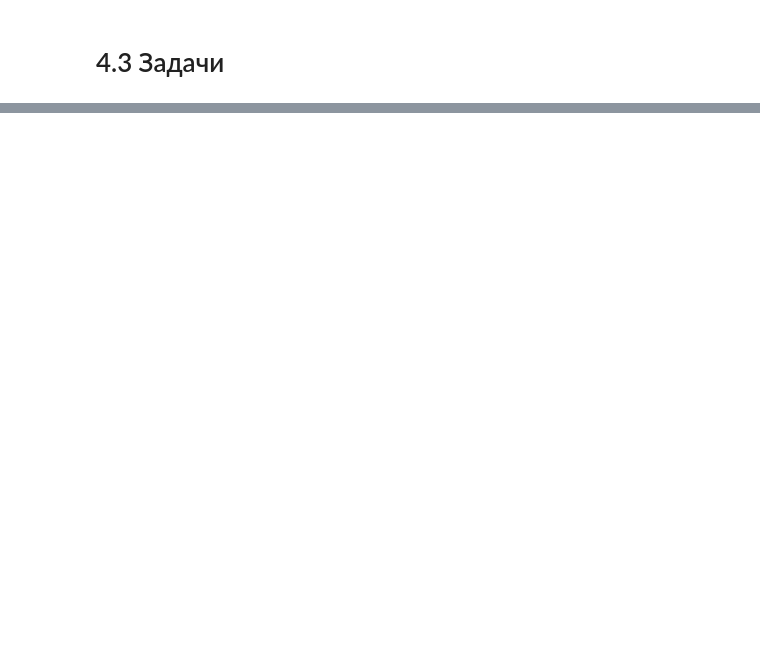
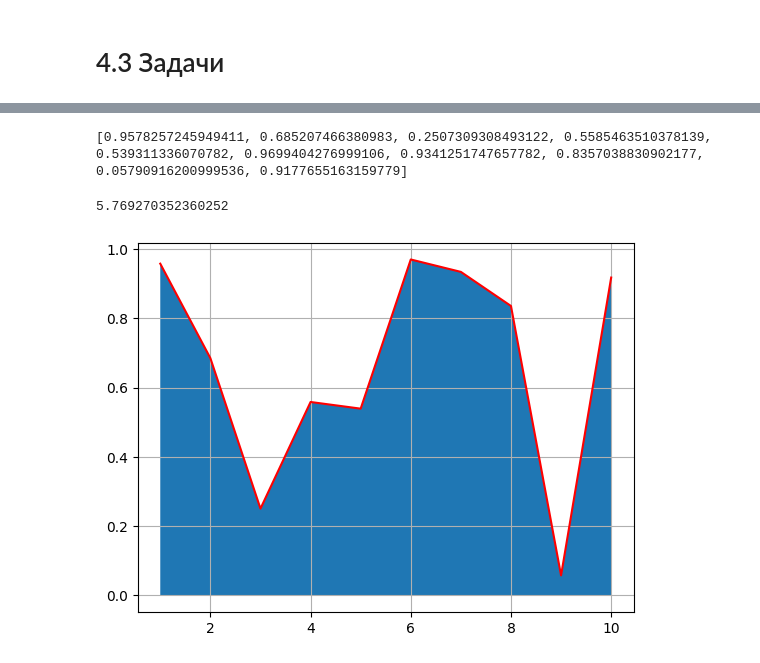
Before and after one commit to Sukusin/python, a Jupyter notebook: AI/Sokolov_Workbook1.ipynb, the cells around one changed output, grey strips where cells are left out. Cells and saved outputs as stored; diff of their text form; code cells hidden in the pictures; blank space fills up the shorter version.

```diff
--- a/AI/Sokolov_Workbook1.ipynb
+++ b/AI/Sokolov_Workbook1.ipynb
@@ -136,0 +156,23 @@ print (y2)
+# %%
+#4.3.3
+import math as m
+import matplotlib.pyplot as plt
+from scipy.integrate import simps
+from numpy import trapz
+
+x = [1, 2, 3, 4, 5 , 6, 7, 8, 9, 10]
+y = [0] * 10
+k = 0
+for i in range(0, 9+1, 1):
+    y[k] = abs(m.cos(x[i] * pow(m.e, m.cos(x[i]) + m.log(x[i] + 1))))
+    k +=1
+print(y)
+
+plt.plot(x, y, c = "r")
+plt.grid()
+plt.fill_between(x, y)
+trapz(y)
+# %% [output]
+[0.9578257245949411, 0.685207466380983, 0.2507309308493122, 0.5585463510378139, 0.539311336070782, 0.9699404276999106, 0.9341251747657782, 0.8357038830902177, 0.05790916200999536, 0.9177655163159779]
+5.769270352360252
+[figure, added]
```
Also changed, not shown: parts of 11 cells of this notebook, 2 other files.
